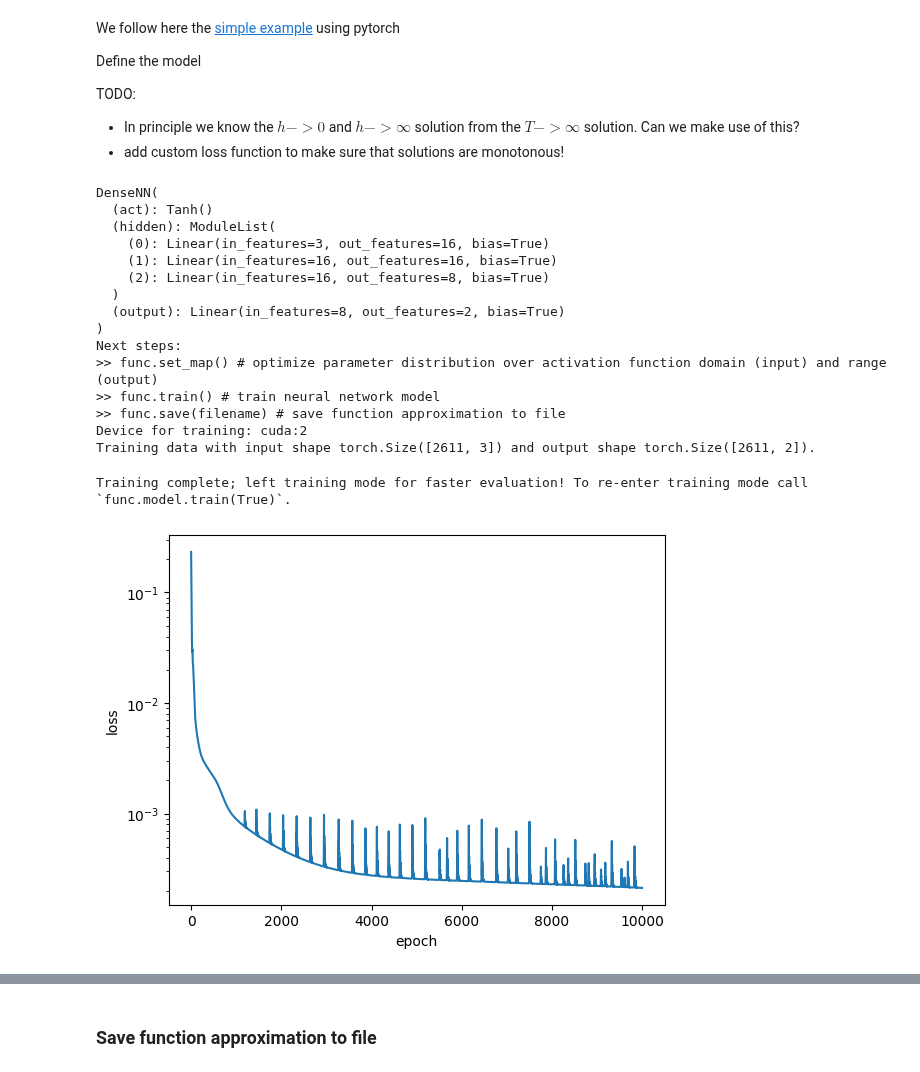
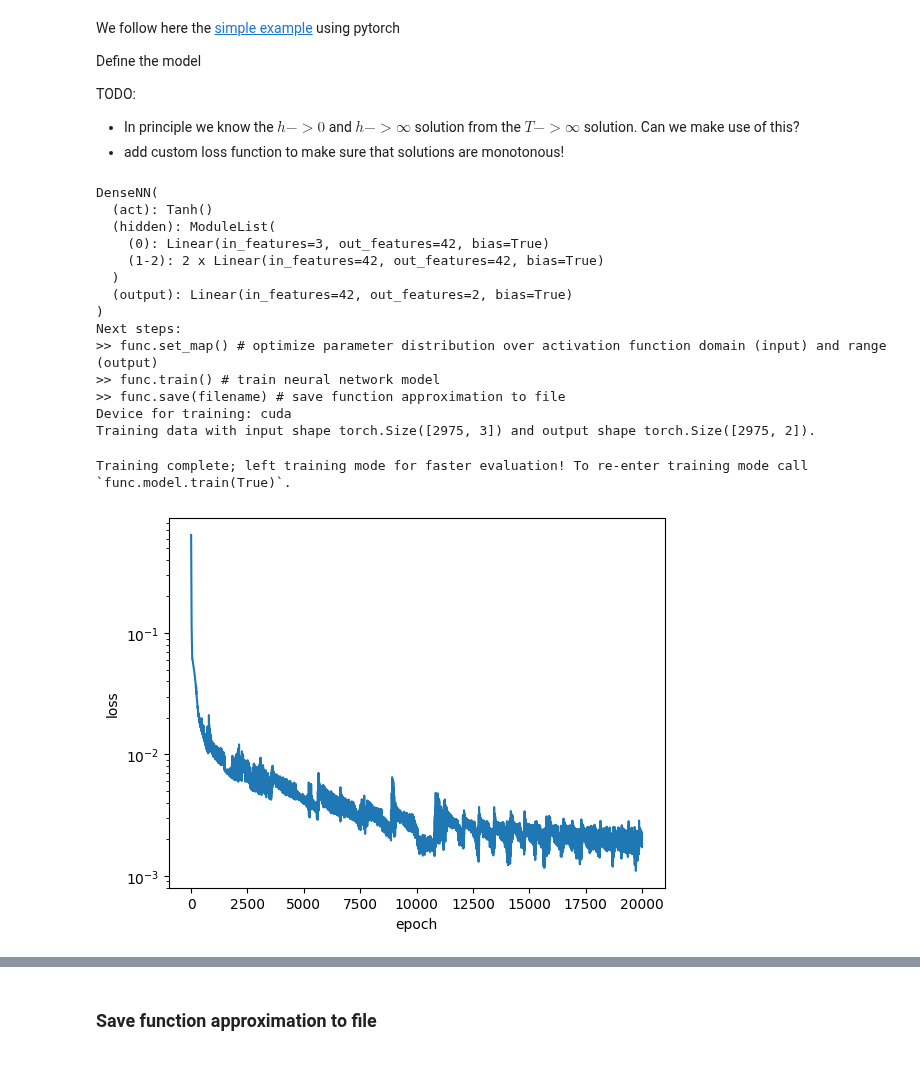
Before and after one commit to sahelazizpour/Finite-Observation-Dynamic-Range, a Jupyter notebook: 0_update/3_train_neural_network.ipynb, the cells around one changed output, grey strips where cells are left out. Drawn from its saved outputs; the diff is of its cells as text; code cells hidden in the pictures.

Commit message:
constrained neural network to return analytically predictied expectation value of the distribution (physics informed machine learning or cheating?)

```diff
--- a/0_update/3_train_neural_network.ipynb
+++ b/0_update/3_train_neural_network.ipynb
@@ -41,7 +41,7 @@ params = {
     'N': 10000, # number of nodes
     'K': 100, # number of connections per node
     'mu': 0.2, # fraction of nodes that receive input
-    'seed': 1000 # random seed
+    'seed': 1001 # random seed
 }
 # %%
 con = sqlite3.connect('./simulations.db')
@@ -56,6 +55,8 @@ con.close()
 # %%
 # select simulations with the specified parameters
 simulations = simulations[(simulations['N'] == params['N']) & (simulations['K'] == params['K']) & (simulations['mu'] == params['mu']) & (simulations['seed'] == params['seed'])]
+# only windows larger equal 1
+simulations = simulations[simulations['window'] >= 1]
 # number of simulations
 print("Number of simulations: ", len(simulations))
 # drop constant columns
@@ -157,68 +158,66 @@ func = FunctionApproximation(
     params=params_func,
     model = DenseNN(
                 input_size=3,
-                hidden_sizes=[16, 16, 8],
+                hidden_sizes=[42, 42, 42],
                 output_size=2,
             )
 )
 # specify a map from input to NN (inverse not needed)
 func.set_map_to_NN('lambda', lambda x: np.log10(1-x))
 func.set_map_to_NN('window', lambda x: np.log10(x))
 func.set_map_to_NN('h',      lambda x: np.log10(x))
 # specify a map from output to NN (for training)
 func.set_map_to_NN('a', lambda y: np.log10(y))
 func.set_map_to_NN('b', lambda y: np.log10(y))
 # specify a map from NN to output (for application)
 func.set_map_from_NN('a', lambda Y: 10**Y)
 func.set_map_from_NN('b', lambda Y: 10**Y)
 # custom loss function (torch functions only)
 X = df[['lambda', 'window', 'h']].values
-# theory = mean_field_activity(X[:,0], params['mu'], X[:,2])
-# theory = torch.from_numpy(theory).float().to(device)
-# # TODO: prepare data to have access to all these scalings
-# func.prepare
-
-# min_Y = torch.from_numpy(func.Y_scaler.min_).float().to(device)
-# scale_Y = torch.from_numpy(func.Y_scaler.scale_).float().to(device)
-# def custom_loss(Y_pred, Y, X):
-#     # standard loss
-#     std_loss = nn.MSELoss(reduction="mean")
-#     loss = std_loss(Y_pred,Y)
-#     # add analytical knowledge of function for mean (not working because in order to use MinMaxScaler we need to be on the CPU...why?)
-#     # undo scaler
-#     y = (Y_pred - min_Y)/(scale_Y)
-#     # undo mapping
-#     a = func.map_output_inv[0](y[:,0])
-#     b = func.map_output_inv[1](y[:,1])
-#     pred = a/(a+b)
-#     loss += torch.mean(torch.abs(pred - theory))
-#     return loss
+theory = mean_field_activity(X[:,0], params['mu'], X[:,2])
+theory = torch.from_numpy(theory).float().to(device)
+# TODO: prepare data to have access to all these scalings
+Xs, Ys, = func.prepare_data(df)
+min_Y = torch.from_numpy(func.Y_scaler.min_).float().to(device)
+scale_Y = torch.from_numpy(func.Y_scaler.scale_).float().to(device)
+def custom_loss(Y_pred, Y, X):
+    # standard loss
+    std_loss = nn.MSELoss(reduction="mean")
+    loss = std_loss(Y_pred,Y)
+    # add analytical knowledge of function for mean (not working because in order to use MinMaxScaler we need to be on the CPU...why?)
+    # undo scaler
+    y = (Y_pred - min_Y)/(scale_Y)
+    # compare activity (a/(a+b)) to theory
+    loga,logb = y[:,0], y[:,1]
+    a = torch.pow(10, loga)
+    b = torch.pow(10, logb)
+    pred = a/(a+b)
+    loss += torch.mean(torch.abs(pred - theory))
+    return loss
 # training (takes care of mapping and scaling input and output)
-#TODO : try with more data for larger h!
-loss = func.train(df, epochs=10000, device=device, custom_loss=None)
+loss = func.train(Xs, Ys, epochs=20000, device=device, custom_loss=custom_loss)
 plt.plot(loss)
 plt.xlabel('epoch')
 plt.ylabel('loss')
 plt.yscale('log')
 plt.show()
 # %% [output]
 DenseNN(
   (act): Tanh()
   (hidden): ModuleList(
-    (0): Linear(in_features=3, out_features=16, bias=True)
-    (1): Linear(in_features=16, out_features=16, bias=True)
-    (2): Linear(in_features=16, out_features=8, bias=True)
+    (0): Linear(in_features=3, out_features=42, bias=True)
+    (1-2): 2 x Linear(in_features=42, out_features=42, bias=True)
   )
-  (output): Linear(in_features=8, out_features=2, bias=True)
+  (output): Linear(in_features=42, out_features=2, bias=True)
 )
 Next steps:
 >> func.set_map() # optimize parameter distribution over activation function domain (input) and range (output)
 >> func.train() # train neural network model
 >> func.save(filename) # save function approximation to file
-Device for training: cuda:2
-Training data with input shape torch.Size([2611, 3]) and output shape torch.Size([2611, 2]).
+Device for training: cuda
+Training data with input shape torch.Size([2975, 3]) and output shape torch.Size([2975, 2]).
 Training complete; left training mode for faster evaluation! To re-enter training mode call `func.model.train(True)`.
-[figure, old version]
+[figure, new version]
 # %%
 import matplotlib.pyplot as plt
 fig, axes = plt.subplots(3, 1, figsize=(10, 9))
```
Also changed, not shown: parts of 6 cells of this notebook.
